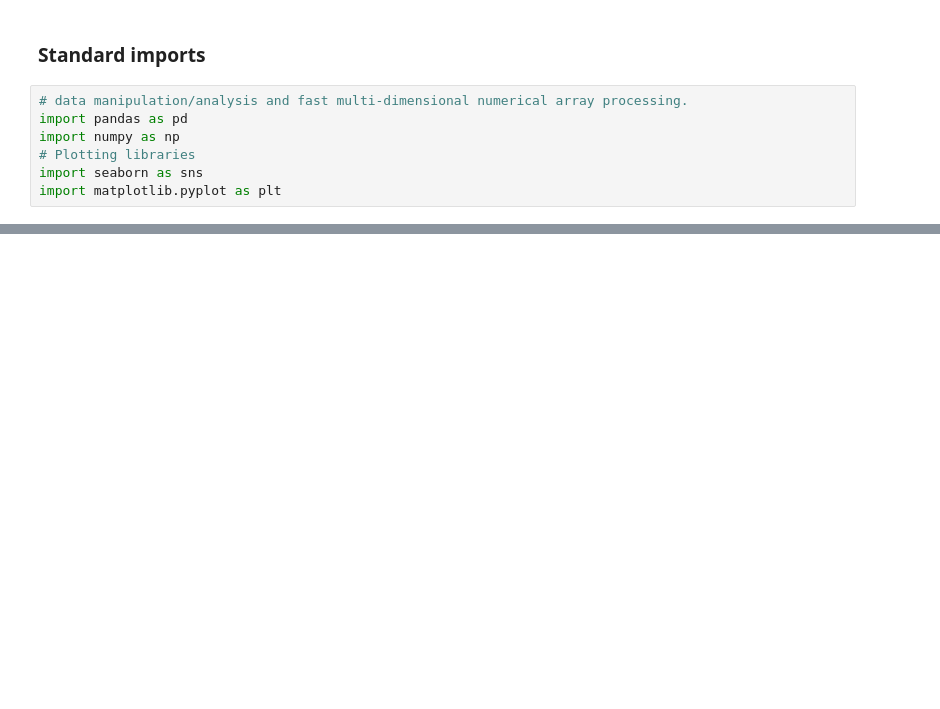
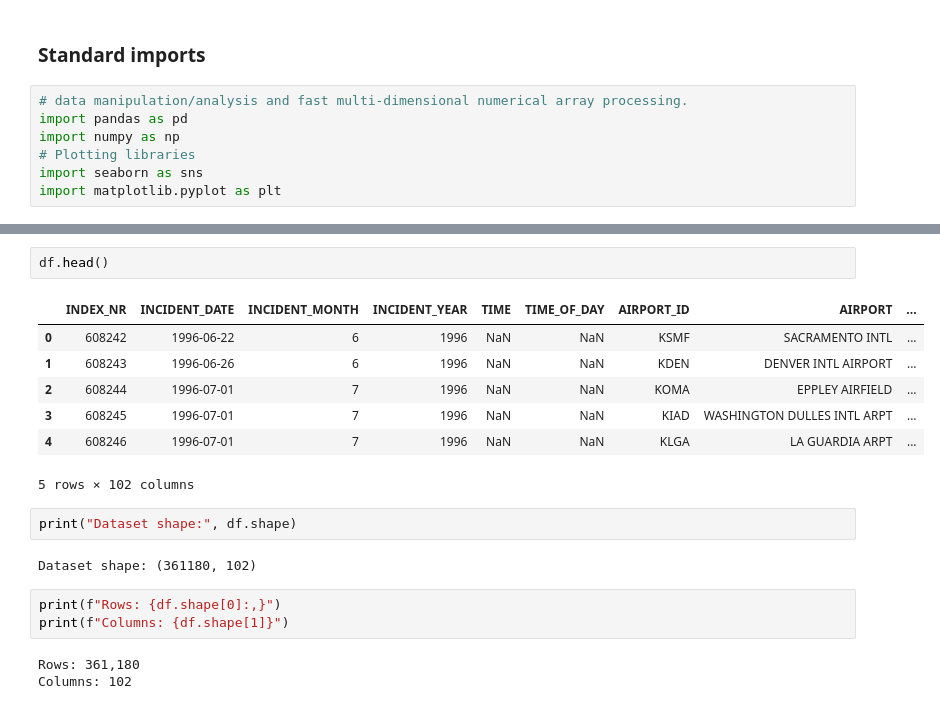
Before and after one commit to annasehgal/final-project-tech-68, a Jupyter notebook: Anna_TECH_68_Machine_learning_for_business_in_Python.ipynb, the cells around one changed output, grey strips where cells are left out. Cells and saved outputs as stored; diff of their text form; blank space fills up the shorter version.

```diff
--- a/Anna_TECH_68_Machine_learning_for_business_in_Python.ipynb
+++ b/Anna_TECH_68_Machine_learning_for_business_in_Python.ipynb
@@ -21,0 +37,20 @@ import matplotlib.pyplot as plt
+# %%
+df.head()
+# %% [output]
+|  | INDEX_NR | INCIDENT_DATE | INCIDENT_MONTH | INCIDENT_YEAR | TIME | TIME_OF_DAY | AIRPORT_ID | AIRPORT | ... |
+| 0 | 608242 | 1996-06-22 | 6 | 1996 | NaN | NaN | KSMF | SACRAMENTO INTL | ... |
+| 1 | 608243 | 1996-06-26 | 6 | 1996 | NaN | NaN | KDEN | DENVER INTL AIRPORT | ... |
+| 2 | 608244 | 1996-07-01 | 7 | 1996 | NaN | NaN | KOMA | EPPLEY AIRFIELD | ... |
+| 3 | 608245 | 1996-07-01 | 7 | 1996 | NaN | NaN | KIAD | WASHINGTON DULLES INTL ARPT | ... |
+| 4 | 608246 | 1996-07-01 | 7 | 1996 | NaN | NaN | KLGA | LA GUARDIA ARPT | ... |
+5 rows × 102 columns
+# %%
+print("Dataset shape:", df.shape)
+# %% [output]
+Dataset shape: (361180, 102)
+# %%
+print(f"Rows: {df.shape[0]:,}")
+print(f"Columns: {df.shape[1]}")
+# %% [output]
+Rows: 361,180
+Columns: 102
```
Also changed, not shown: parts of 8 cells of this notebook.
